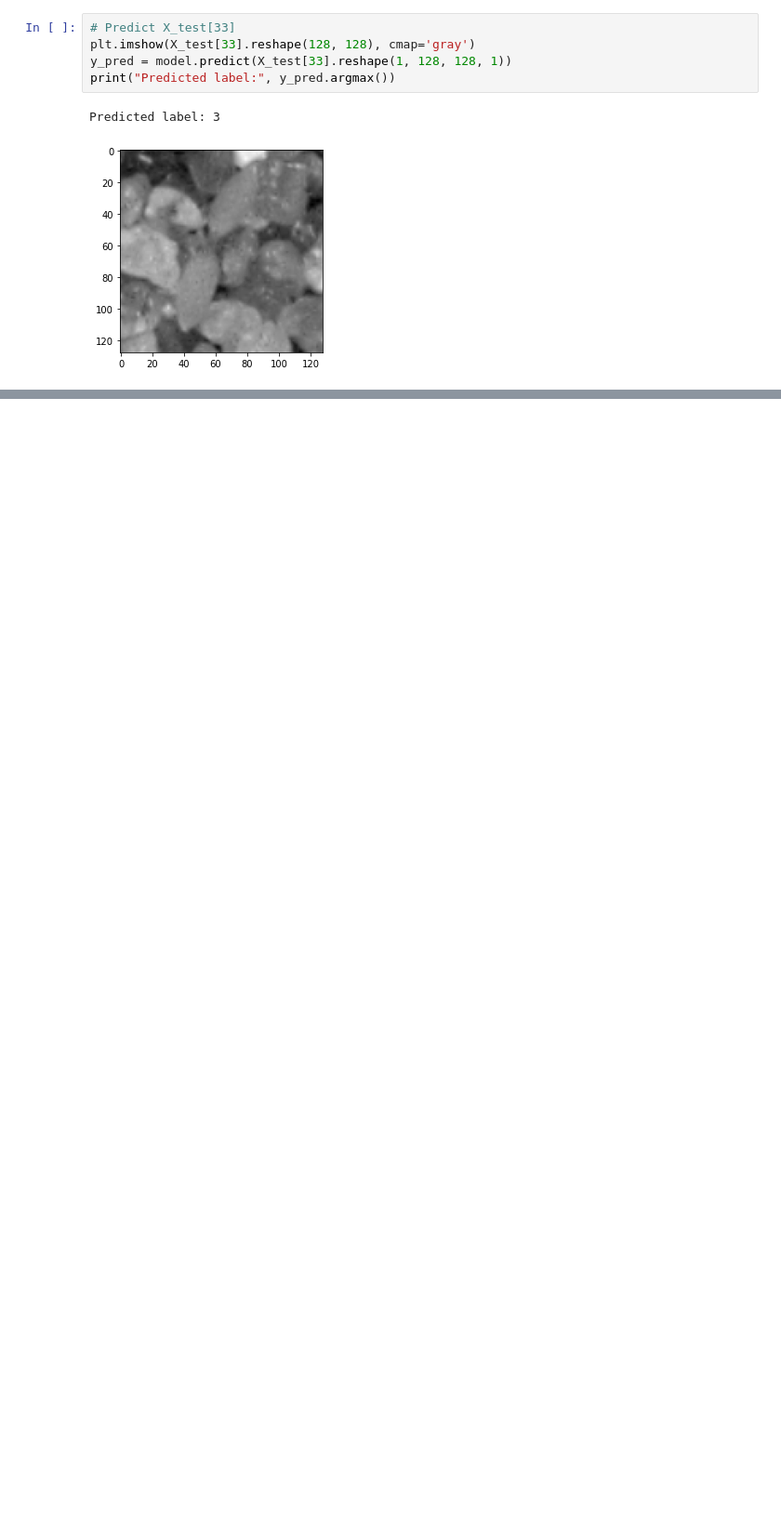
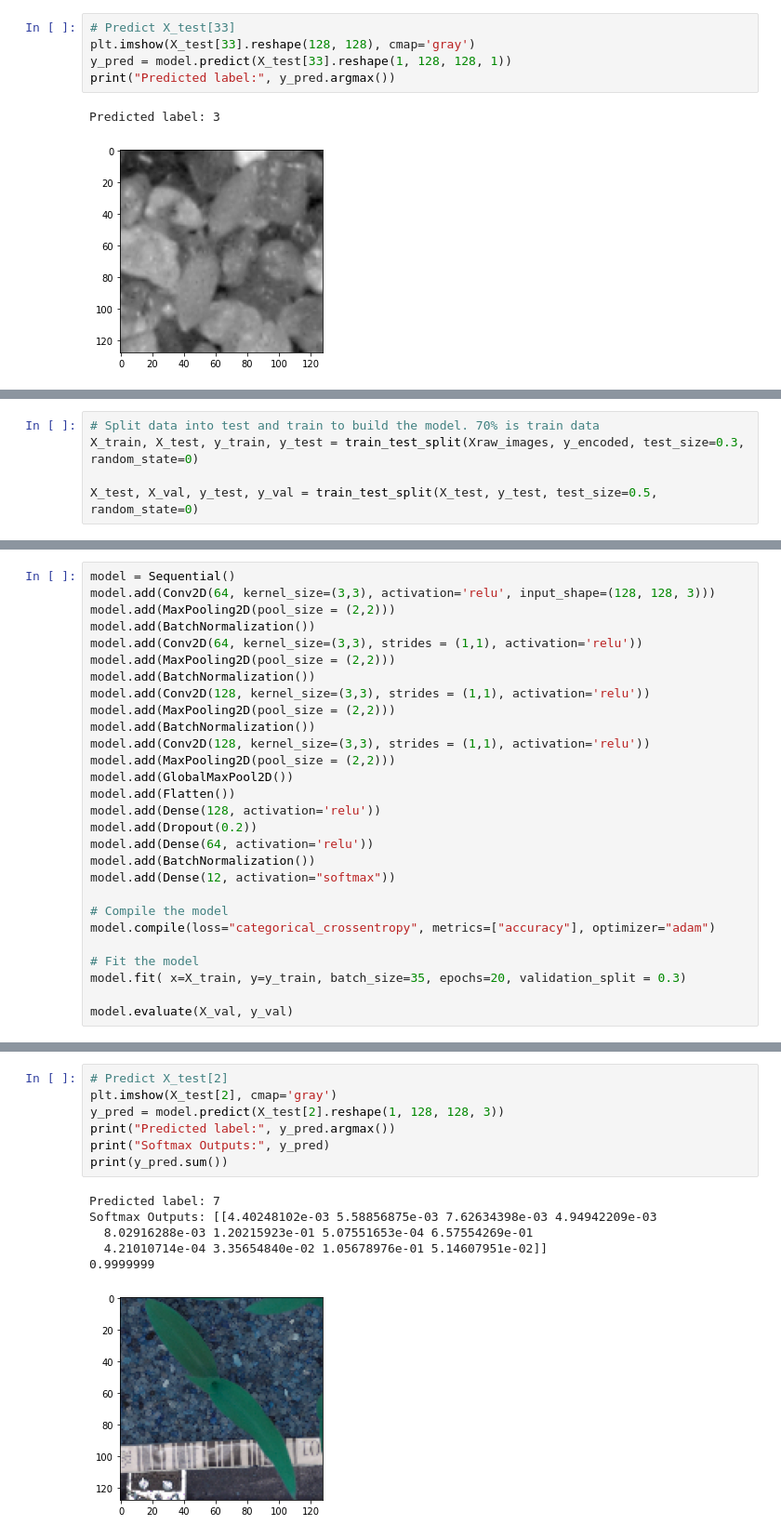
Before and after one commit to mohansameer1983/Plant-Seedlings-Image-Classification-CNN, a Jupyter notebook: Plant_Seedlings_Image_Classification_CNN.ipynb, the cells around one changed output, grey strips where cells are left out. Shown at 93% size. Cells and saved outputs as stored; diff of their text form; blank space fills up the shorter version.

```diff
--- a/Plant_Seedlings_Image_Classification_CNN.ipynb
+++ b/Plant_Seedlings_Image_Classification_CNN.ipynb
@@ -388,0 +405,5 @@ Predicted label: 6
+# %%
+# Split data into test and train to build the model. 70% is train data
+X_train, X_test, y_train, y_test = train_test_split(Xraw_images, y_encoded, test_size=0.3, random_state=0)
+
+X_test, X_val, y_test, y_val = train_test_split(X_test, y_test, test_size=0.5, random_state=0)
@@ -388,0 +427,28 @@ Predicted label: 6
+# %%
+model = Sequential()
+model.add(Conv2D(64, kernel_size=(3,3), activation='relu', input_shape=(128, 128, 3)))
+model.add(MaxPooling2D(pool_size = (2,2)))
+model.add(BatchNormalization())
+model.add(Conv2D(64, kernel_size=(3,3), strides = (1,1), activation='relu'))
+model.add(MaxPooling2D(pool_size = (2,2)))
+model.add(BatchNormalization())
+model.add(Conv2D(128, kernel_size=(3,3), strides = (1,1), activation='relu'))
+model.add(MaxPooling2D(pool_size = (2,2)))
+model.add(BatchNormalization())
+model.add(Conv2D(128, kernel_size=(3,3), strides = (1,1), activation='relu'))
+model.add(MaxPooling2D(pool_size = (2,2)))
+model.add(GlobalMaxPool2D())
+model.add(Flatten())
+model.add(Dense(128, activation='relu'))
+model.add(Dropout(0.2))
+model.add(Dense(64, activation='relu'))
+model.add(BatchNormalization())
+model.add(Dense(12, activation="softmax"))
+
+# Compile the model
+model.compile(loss="categorical_crossentropy", metrics=["accuracy"], optimizer="adam")
+
+# Fit the model
+model.fit( x=X_train, y=y_train, batch_size=35, epochs=20, validation_split = 0.3)
+
+model.evaluate(X_val, y_val)
@@ -388,0 +497,14 @@ Predicted label: 6
+# %%
+# Predict X_test[2]
+plt.imshow(X_test[2], cmap='gray')
+y_pred = model.predict(X_test[2].reshape(1, 128, 128, 3))
+print("Predicted label:", y_pred.argmax())
+print("Softmax Outputs:", y_pred)
+print(y_pred.sum())
+# %% [output]
+Predicted label: 7
+Softmax Outputs: [[4.40248102e-03 5.58856875e-03 7.62634398e-03 4.94942209e-03
+  8.02916288e-03 1.20215923e-01 5.07551653e-04 6.57554269e-01
+  4.21010714e-04 3.35654840e-02 1.05678976e-01 5.14607951e-02]]
+0.9999999
+[figure, added]
```
Also changed, not shown: parts of 34 cells of this notebook.
